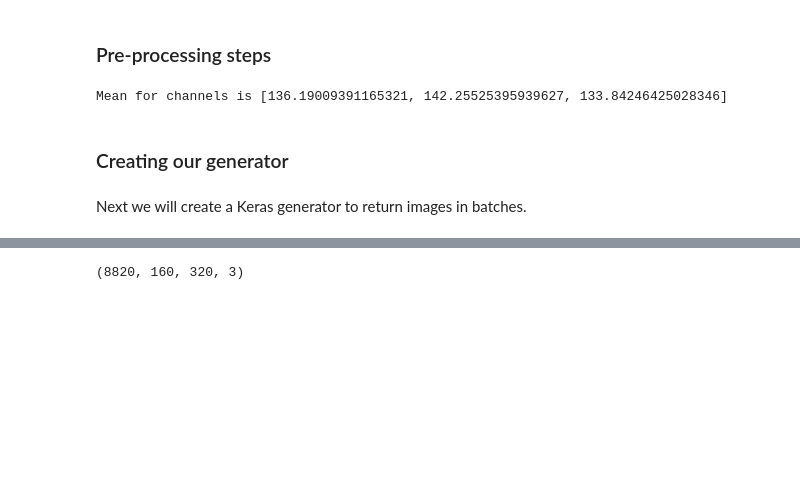
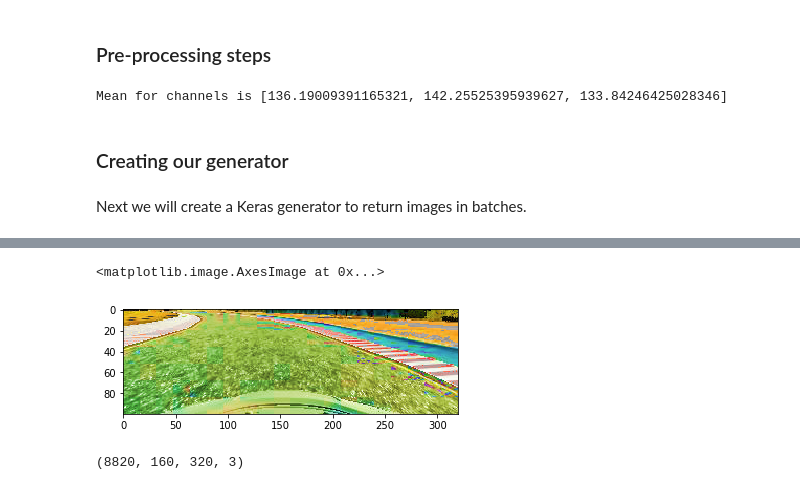
Before and after one commit to Bilalkhanten/CarND-Behavioral-Cloning-P3, a Jupyter notebook: Behavioural_Driving.ipynb, the cells around one changed output, grey strips where cells are left out. Drawn from its saved outputs; the diff is of its cells as text; code cells hidden in the pictures; blank space fills up the shorter version.

```diff
--- a/Behavioural_Driving.ipynb
+++ b/Behavioural_Driving.ipynb
@@ -241,3 +245,30 @@ def change_image_lightness(img):
+# %%
+def change_image_lightness(img):
+    # Convert to HSL (HLS in OpenCV)
+    hls = cv2.cvtColor(img, cv2.COLOR_RGB2HLS)
+
+    # Add an offset to light component
+    #offset = np.random.randint(-100, 100, size=1)
+    offset = -400
+    # And convert our array to ints
+    hls = hls.astype(int)
+    v = hls[:,:,2]
+    v += offset
+
+    # Make sure our lightness component is in the interval [0, 255]
+    np.clip(v, 0, 255)
+
+    hls = hls.astype(np.uint8)
+
+    # Make sure we return image in RGB format
+    return cv2.cvtColor(hls, cv2.COLOR_HLS2RGB)
+# %%
+a = change_image_lightness(X_train_center[0])
+# %%
+plt.imshow(a)
+# %% [output]
+<matplotlib.image.AxesImage at 0x...>
+[figure, added]
 # %%
 def augment_image(img, st_angle, p=1.0):
     """
```
Also changed, not shown: parts of 12 cells of this notebook, 1 other file.
